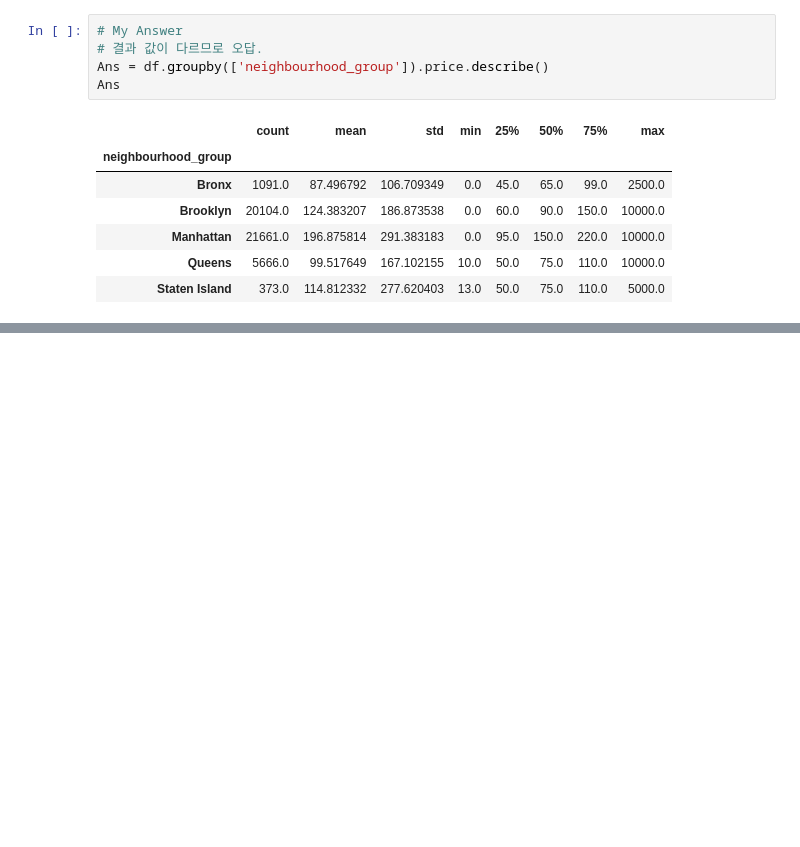
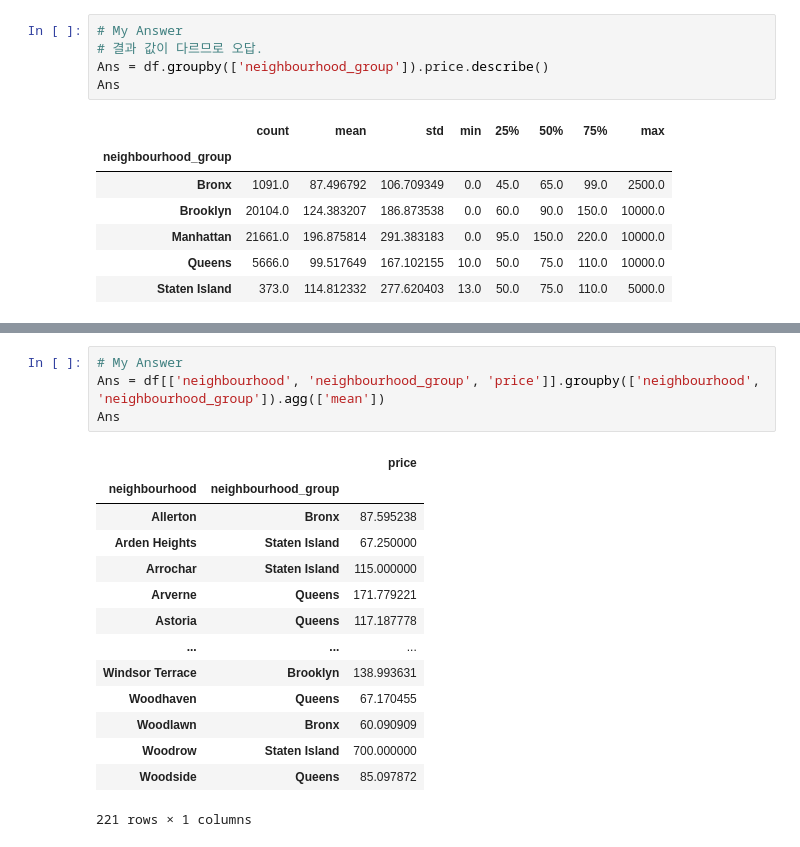
Before and after one commit to cyeon15/Study, a Jupyter notebook: datamanim/데이터 전처리 100 문제/03 Groupping.ipynb, the cells around one changed output, grey strips where cells are left out. Saved outputs shown, nothing was run; the diff lists cells and outputs as text; blank space fills up the shorter version.

```diff
--- a/datamanim/데이터 전처리 100 문제/03 Groupping.ipynb
+++ b/datamanim/데이터 전처리 100 문제/03 Groupping.ipynb
@@ -133,0 +171,19 @@ Ans
+# %%
+# My Answer
+Ans = df[['neighbourhood', 'neighbourhood_group', 'price']].groupby(['neighbourhood', 'neighbourhood_group']).agg(['mean'])
+Ans
+# %% [output]
+|  |  | price |
+| neighbourhood | neighbourhood_group |  |
+| Allerton | Bronx | 87.595238 |
+| Arden Heights | Staten Island | 67.250000 |
+| Arrochar | Staten Island | 115.000000 |
+| Arverne | Queens | 171.779221 |
+| Astoria | Queens | 117.187778 |
+| ... | ... | ... |
+| Windsor Terrace | Brooklyn | 138.993631 |
+| Woodhaven | Queens | 67.170455 |
+| Woodlawn | Bronx | 60.090909 |
+| Woodrow | Staten Island | 700.000000 |
+| Woodside | Queens | 85.097872 |
+221 rows × 1 columns
```
Also changed, not shown: parts of 13 cells of this notebook.
